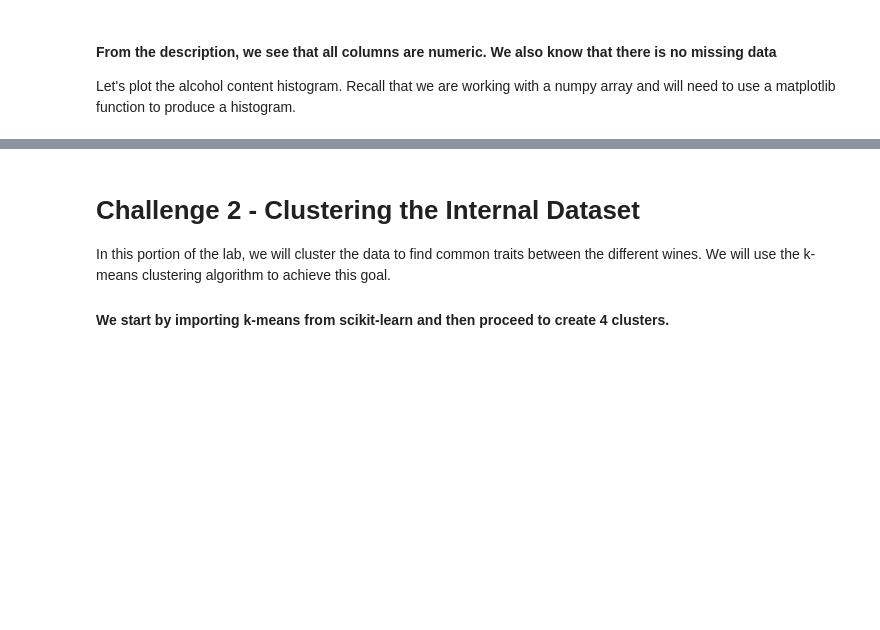
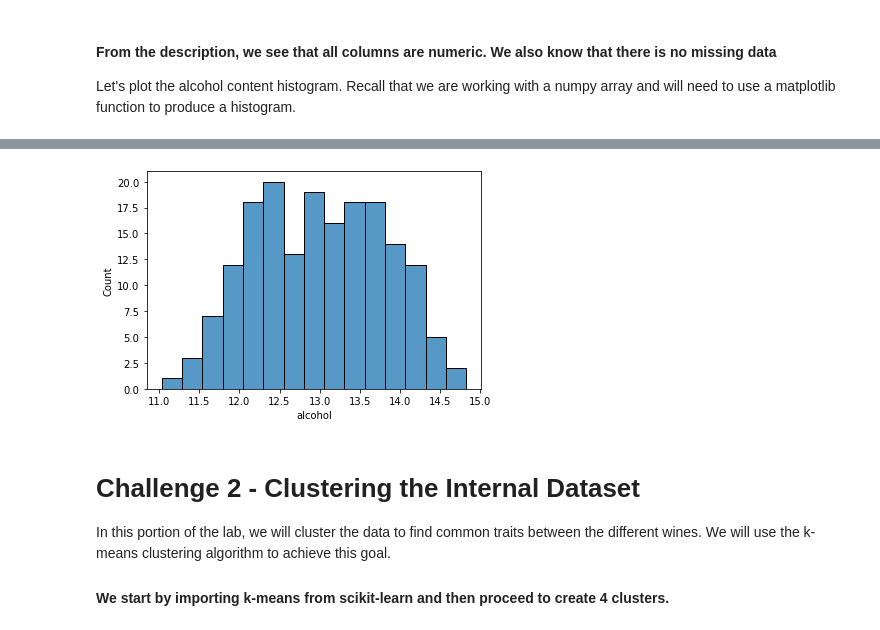
Before and after one commit to Ironhack-Data-Madrid-Enero-2022/lab-sklearn-and-unsupervised-learning, a Jupyter notebook: your-code/main.ipynb, the cells around one changed output, grey strips where cells are left out. Cells and saved outputs as stored; diff of their text form; code cells hidden in the pictures; blank space fills up the shorter version.

```diff
--- a/your-code/main.ipynb
+++ b/your-code/main.ipynb
@@ -39,0 +59,5 @@ Let's plot the alcohol content histogram. Recall that we are working with a nump
+# %%
+wine_df=pd.DataFrame(load_wine().data, columns=load_wine().feature_names)
+#wine['target']=load_wine().target
+
+wine_df
@@ -40,3 +78,7 @@ Let's plot the alcohol content histogram. Recall that we are working with a nump
+# %%
+sns.histplot(data=wine_df, x="alcohol", bins=15);
+# %% [output]
+[figure, added]
 # %% [markdown]
 # Challenge 2 - Clustering the Internal Dataset
 
```
Also changed, not shown: parts of 70 cells of this notebook.
